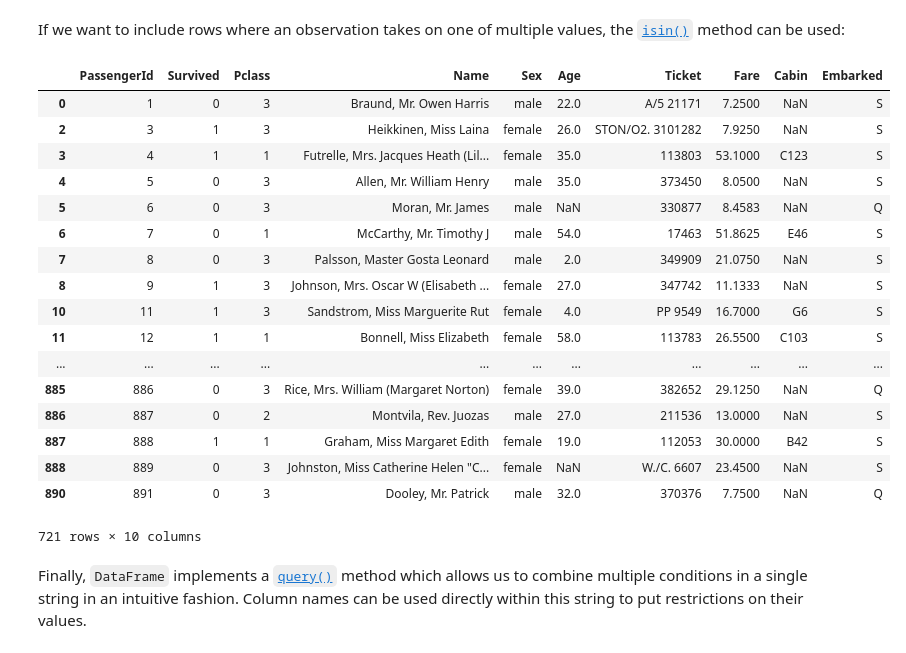
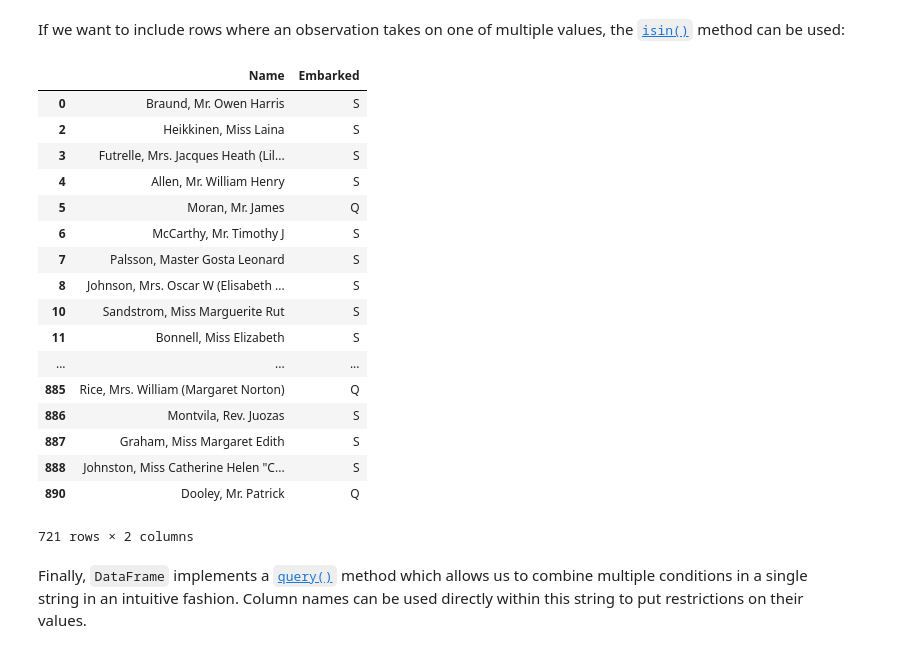
Before and after one commit to richardfoltyn/TECH2-H24, a Jupyter notebook: lecture2/lecture2.ipynb, the cells around one changed output. Saved outputs shown, nothing was run; the diff lists cells and outputs as text; code cells hidden in the pictures.

```diff
--- a/lecture2/lecture2.ipynb
+++ b/lecture2/lecture2.ipynb
@@ -830,26 +841,26 @@ If we want to include rows where an observation takes on one of multiple values,
 method can be used:
 # %%
 # Select passengers who embarked in Southampton or Queenstown
-df[df['Embarked'].isin(('S', 'Q'))]
+df.loc[df['Embarked'].isin(('S', 'Q')), ['Name', 'Embarked']]
 # %% [output]
-|  | PassengerId | Survived | Pclass | Name | Sex | Age | Ticket | Fare | Cabin | Embarked |
-| 0 | 1 | 0 | 3 | Braund, Mr. Owen Harris | male | 22.0 | A/5 21171 | 7.2500 | NaN | S |
-| 2 | 3 | 1 | 3 | Heikkinen, Miss Laina | female | 26.0 | STON/O2. 3101282 | 7.9250 | NaN | S |
-| 3 | 4 | 1 | 1 | Futrelle, Mrs. Jacques Heath (Lil... | female | 35.0 | 113803 | 53.1000 | C123 | S |
-| 4 | 5 | 0 | 3 | Allen, Mr. William Henry | male | 35.0 | 373450 | 8.0500 | NaN | S |
-| 5 | 6 | 0 | 3 | Moran, Mr. James | male | NaN | 330877 | 8.4583 | NaN | Q |
-| 6 | 7 | 0 | 1 | McCarthy, Mr. Timothy J | male | 54.0 | 17463 | 51.8625 | E46 | S |
-| 7 | 8 | 0 | 3 | Palsson, Master Gosta Leonard | male | 2.0 | 349909 | 21.0750 | NaN | S |
-| 8 | 9 | 1 | 3 | Johnson, Mrs. Oscar W (Elisabeth ... | female | 27.0 | 347742 | 11.1333 | NaN | S |
-| 10 | 11 | 1 | 3 | Sandstrom, Miss Marguerite Rut | female | 4.0 | PP 9549 | 16.7000 | G6 | S |
-| 11 | 12 | 1 | 1 | Bonnell, Miss Elizabeth | female | 58.0 | 113783 | 26.5500 | C103 | S |
-| ... | ... | ... | ... | ... | ... | ... | ... | ... | ... | ... |
-| 885 | 886 | 0 | 3 | Rice, Mrs. William (Margaret Norton) | female | 39.0 | 382652 | 29.1250 | NaN | Q |
-| 886 | 887 | 0 | 2 | Montvila, Rev. Juozas | male | 27.0 | 211536 | 13.0000 | NaN | S |
-| 887 | 888 | 1 | 1 | Graham, Miss Margaret Edith | female | 19.0 | 112053 | 30.0000 | B42 | S |
-| 888 | 889 | 0 | 3 | Johnston, Miss Catherine Helen "C... | female | NaN | W./C. 6607 | 23.4500 | NaN | S |
-| 890 | 891 | 0 | 3 | Dooley, Mr. Patrick | male | 32.0 | 370376 | 7.7500 | NaN | Q |
+|  | Name | Embarked |
+| 0 | Braund, Mr. Owen Harris | S |
+| 2 | Heikkinen, Miss Laina | S |
+| 3 | Futrelle, Mrs. Jacques Heath (Lil... | S |
+| 4 | Allen, Mr. William Henry | S |
+| 5 | Moran, Mr. James | Q |
+| 6 | McCarthy, Mr. Timothy J | S |
+| 7 | Palsson, Master Gosta Leonard | S |
+| 8 | Johnson, Mrs. Oscar W (Elisabeth ... | S |
+| 10 | Sandstrom, Miss Marguerite Rut | S |
+| 11 | Bonnell, Miss Elizabeth | S |
+| ... | ... | ... |
+| 885 | Rice, Mrs. William (Margaret Norton) | Q |
+| 886 | Montvila, Rev. Juozas | S |
+| 887 | Graham, Miss Margaret Edith | S |
+| 888 | Johnston, Miss Catherine Helen "C... | S |
+| 890 | Dooley, Mr. Patrick | Q |
-721 rows × 10 columns
+721 rows × 2 columns
 # %% [markdown]
 Finally, `DataFrame` implements a [`query()`](https://pandas.pydata.org/docs/reference/api/pandas.DataFrame.query.html)
 method which allows us to combine multiple conditions in a single string in an intuitive fashion.
```
Also changed, not shown: parts of 16 cells of this notebook.
